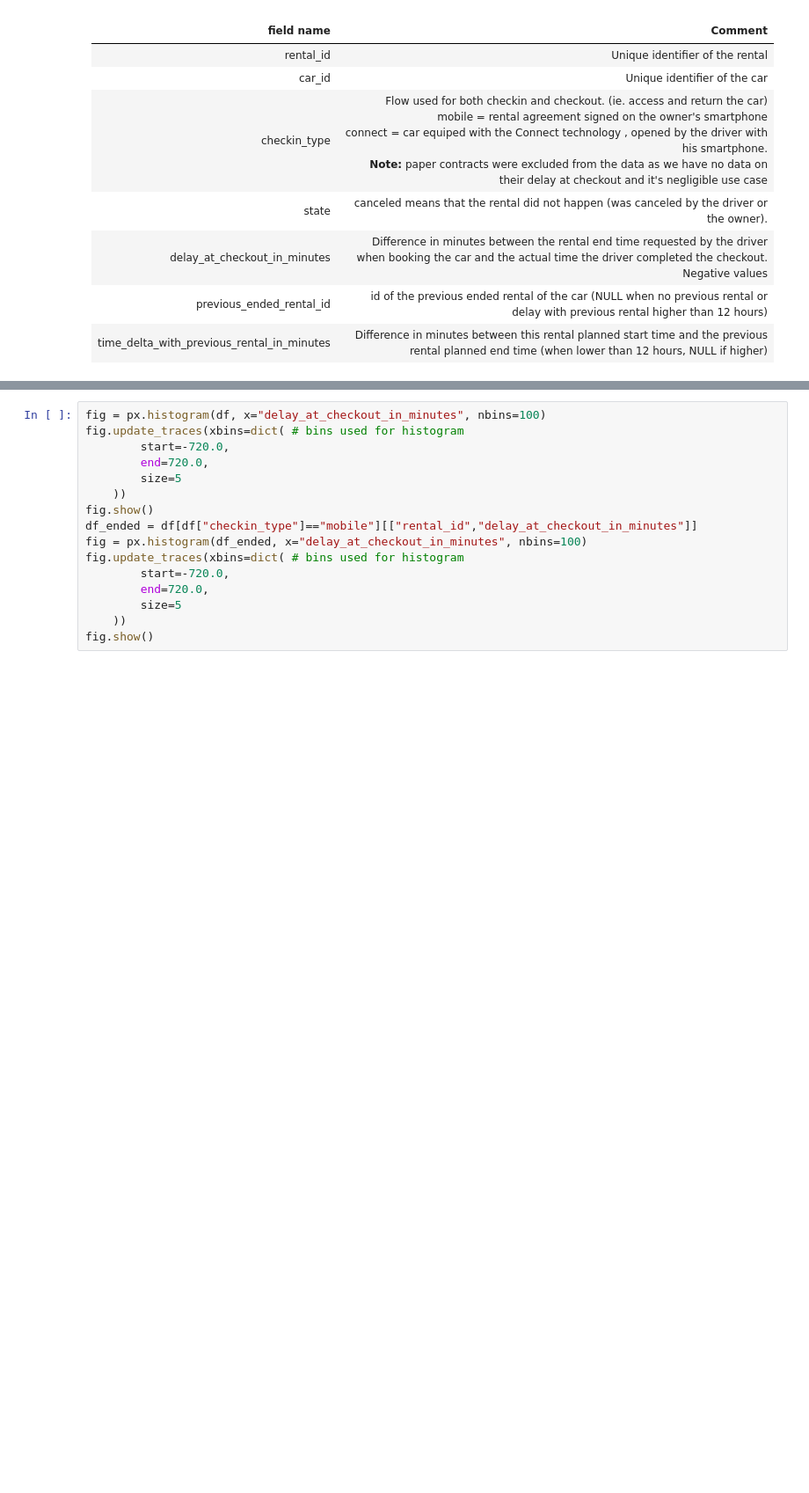
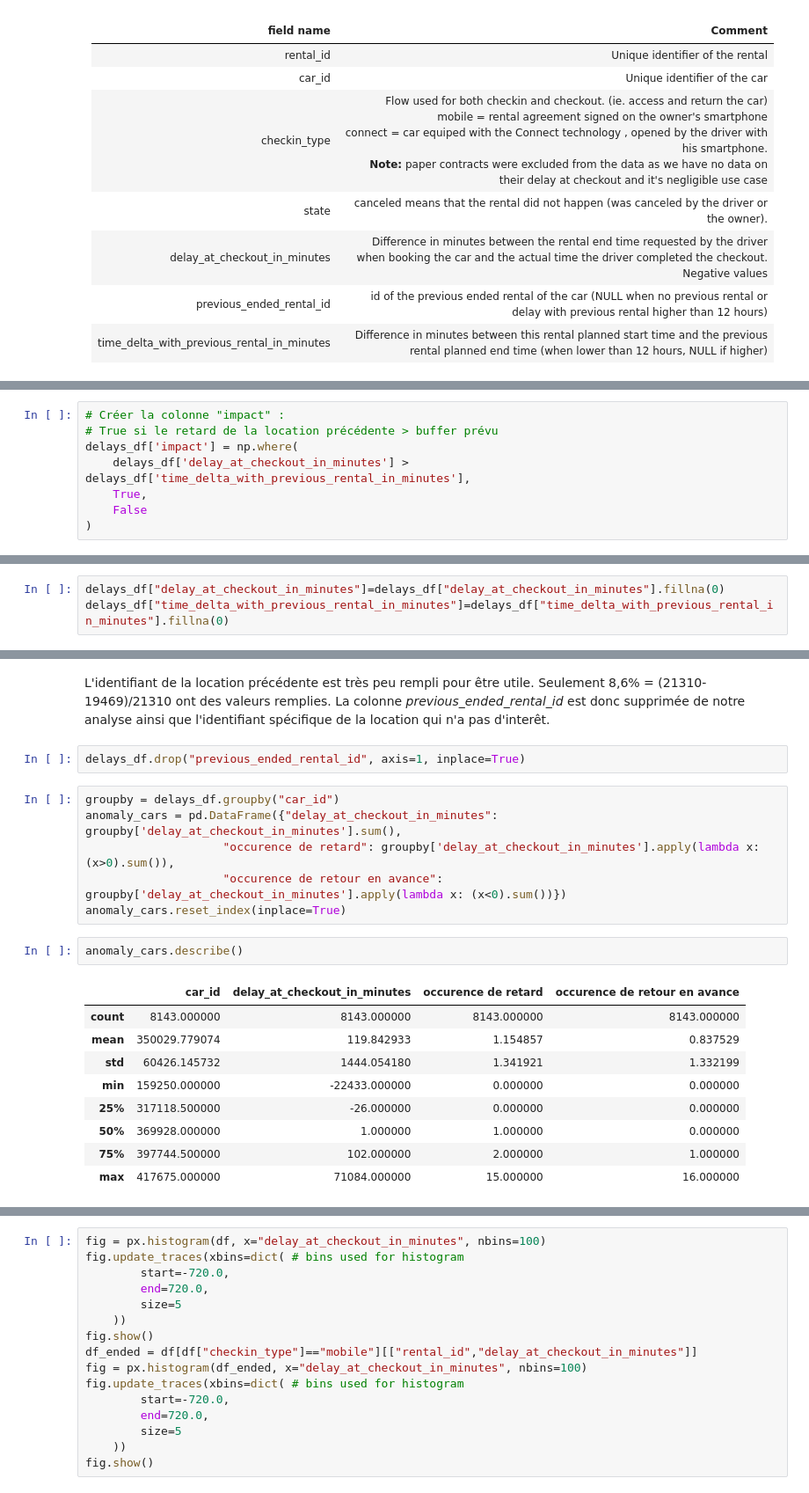
Before and after one commit to pradelf/getaround, a Jupyter notebook: notebooks/02_Getaround_eda.ipynb, the cells around one changed output, grey strips where cells are left out. Shown at 88% size. Drawn from its saved outputs; the diff is of its cells as text; blank space fills up the shorter version.

```diff
--- a/notebooks/02_Getaround_eda.ipynb
+++ b/notebooks/02_Getaround_eda.ipynb
@@ -81,0 +60,8 @@ None
+# %%
+# Créer la colonne "impact" :
+# True si le retard de la location précédente > buffer prévu
+delays_df['impact'] = np.where(
+    delays_df['delay_at_checkout_in_minutes'] > delays_df['time_delta_with_previous_rental_in_minutes'],
+    True,
+    False
+)
@@ -81,0 +70,3 @@ None
+# %%
+delays_df["delay_at_checkout_in_minutes"]=delays_df["delay_at_checkout_in_minutes"].fillna(0)
+delays_df["time_delta_with_previous_rental_in_minutes"]=delays_df["time_delta_with_previous_rental_in_minutes"].fillna(0)
@@ -81,0 +118,22 @@ None
+# %% [markdown]
+ L'identifiant de la location précédente est très peu rempli pour être utile. Seulement   8,6% = (21310-19469)/21310 ont des valeurs remplies. La colonne _previous_ended_rental_id_ est donc supprimée de notre analyse ainsi que l'identifiant spécifique de la location qui n'a pas d'interêt.
+# %%
+delays_df.drop("previous_ended_rental_id", axis=1, inplace=True)
+# %%
+groupby = delays_df.groupby("car_id")
+anomaly_cars = pd.DataFrame({"delay_at_checkout_in_minutes": groupby['delay_at_checkout_in_minutes'].sum(),
+                    "occurence de retard": groupby['delay_at_checkout_in_minutes'].apply(lambda x: (x>0).sum()),
+                    "occurence de retour en avance": groupby['delay_at_checkout_in_minutes'].apply(lambda x: (x<0).sum())})
+anomaly_cars.reset_index(inplace=True)
+# %%
+anomaly_cars.describe()
+# %% [output]
+|  | car_id | delay_at_checkout_in_minutes | occurence de retard | occurence de retour en avance |
+| count | 8143.000000 | 8143.000000 | 8143.000000 | 8143.000000 |
+| mean | 350029.779074 | 119.842933 | 1.154857 | 0.837529 |
+| std | 60426.145732 | 1444.054180 | 1.341921 | 1.332199 |
+| min | 159250.000000 | -22433.000000 | 0.000000 | 0.000000 |
+| 25% | 317118.500000 | -26.000000 | 0.000000 | 0.000000 |
+| 50% | 369928.000000 | 1.000000 | 1.000000 | 0.000000 |
+| 75% | 397744.500000 | 102.000000 | 2.000000 | 1.000000 |
+| max | 417675.000000 | 71084.000000 | 15.000000 | 16.000000 |
```
Also changed, not shown: parts of 27 cells of this notebook, 5 other files.
